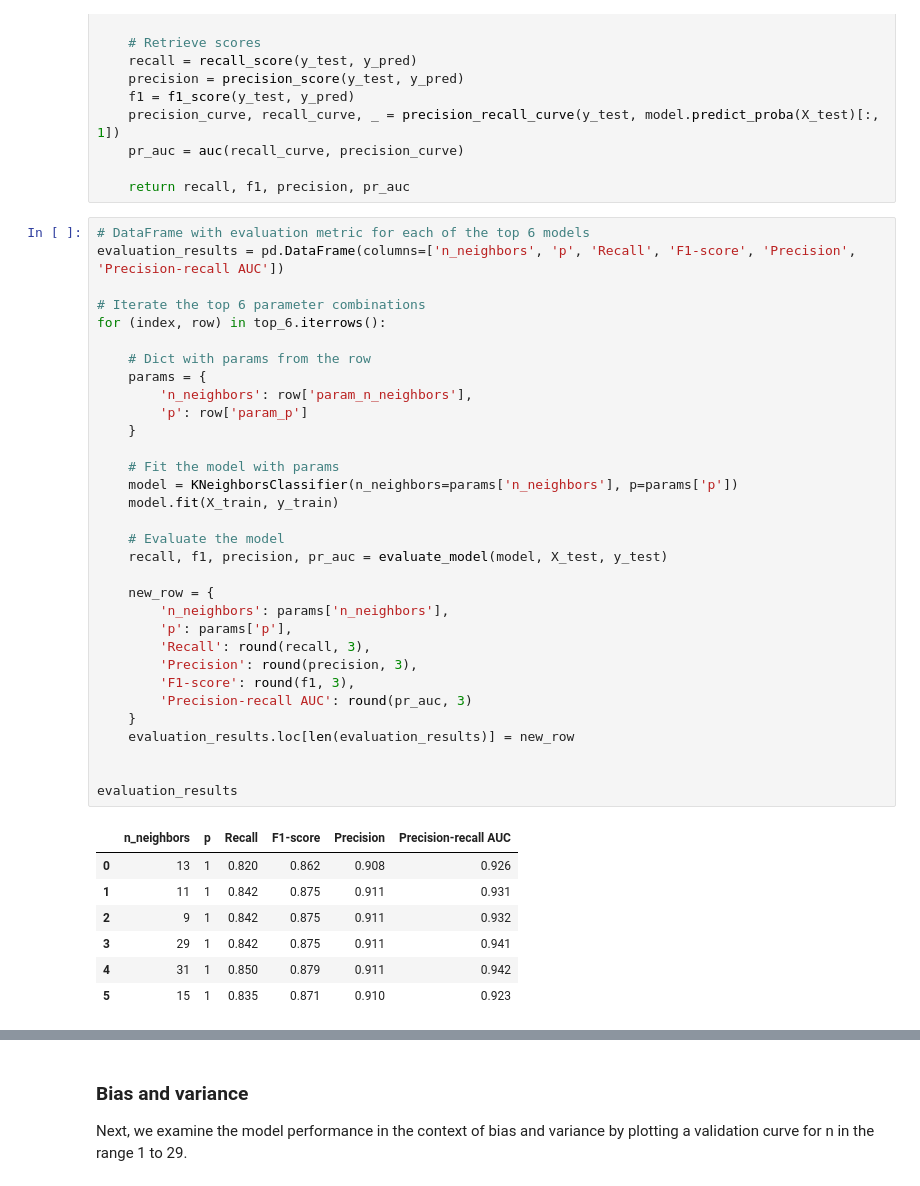
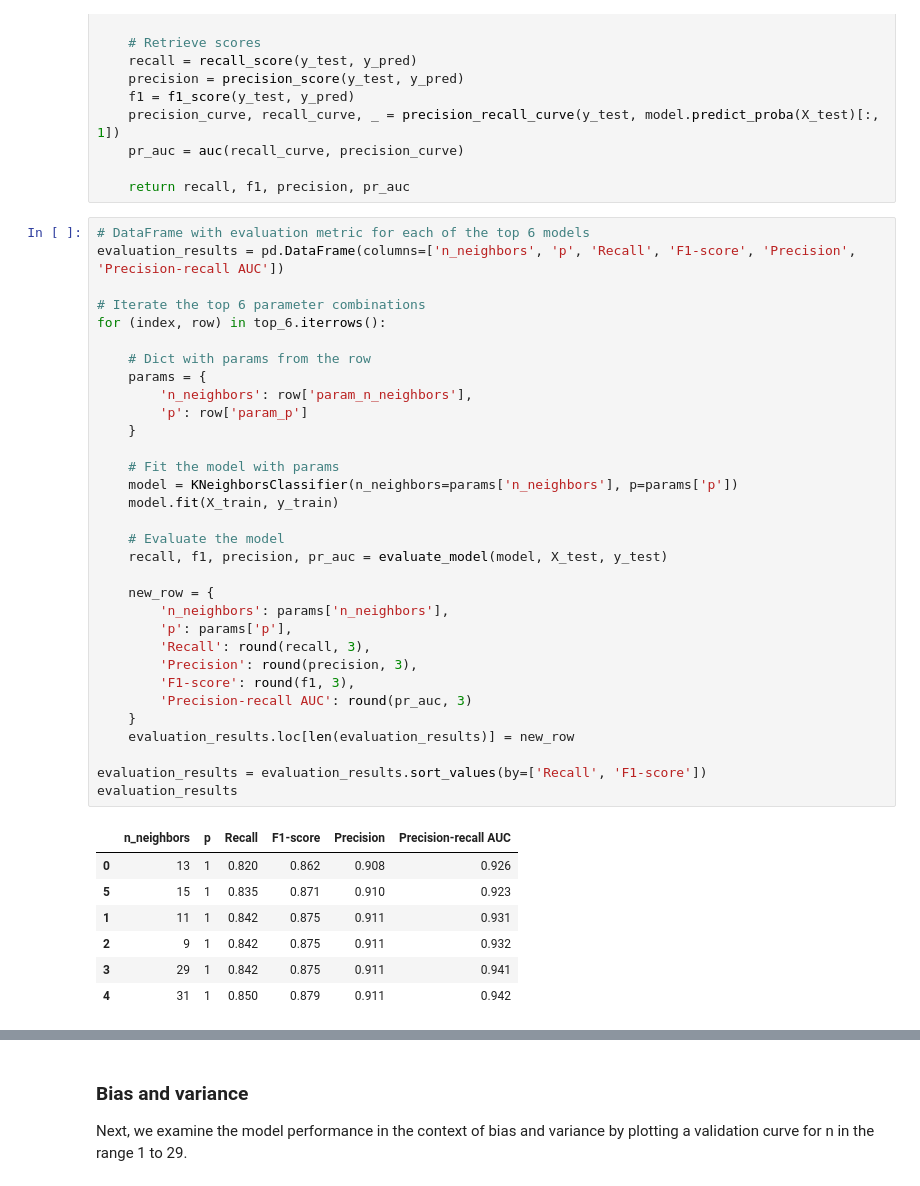
Before and after one commit to magnuis/ai_applied_to_engineering, a Jupyter notebook: project_part_2/knn.ipynb, the cells around one changed output, grey strips where cells are left out. Saved outputs shown, nothing was run; the diff lists cells and outputs as text.

```diff
--- a/project_part_2/knn.ipynb
+++ b/project_part_2/knn.ipynb
@@ -143,37 +143,37 @@ evaluation_results = pd.DataFrame(columns=['n_neighbors', 'p', 'Recall', 'F1-sco
 # Iterate the top 6 parameter combinations
 for (index, row) in top_6.iterrows():
 
     # Dict with params from the row
     params = {
         'n_neighbors': row['param_n_neighbors'],
         'p': row['param_p']
     }
 
     # Fit the model with params
     model = KNeighborsClassifier(n_neighbors=params['n_neighbors'], p=params['p'])
     model.fit(X_train, y_train)
 
     # Evaluate the model
     recall, f1, precision, pr_auc = evaluate_model(model, X_test, y_test)
 
     new_row = {
         'n_neighbors': params['n_neighbors'],
         'p': params['p'],
         'Recall': round(recall, 3),
         'Precision': round(precision, 3),
         'F1-score': round(f1, 3),
         'Precision-recall AUC': round(pr_auc, 3)
     }
     evaluation_results.loc[len(evaluation_results)] = new_row
 
-
+evaluation_results = evaluation_results.sort_values(by=['Recall', 'F1-score'])
 evaluation_results
 # %% [output]
 |  | n_neighbors | p | Recall | F1-score | Precision | Precision-recall AUC |
 | 0 | 13 | 1 | 0.820 | 0.862 | 0.908 | 0.926 |
+| 5 | 15 | 1 | 0.835 | 0.871 | 0.910 | 0.923 |
 | 1 | 11 | 1 | 0.842 | 0.875 | 0.911 | 0.931 |
 | 2 | 9 | 1 | 0.842 | 0.875 | 0.911 | 0.932 |
 | 3 | 29 | 1 | 0.842 | 0.875 | 0.911 | 0.941 |
 | 4 | 31 | 1 | 0.850 | 0.879 | 0.911 | 0.942 |
-| 5 | 15 | 1 | 0.835 | 0.871 | 0.910 | 0.923 |
 # %% [markdown]
```
Also changed, not shown: parts of 3 cells of this notebook, 2 other files.
